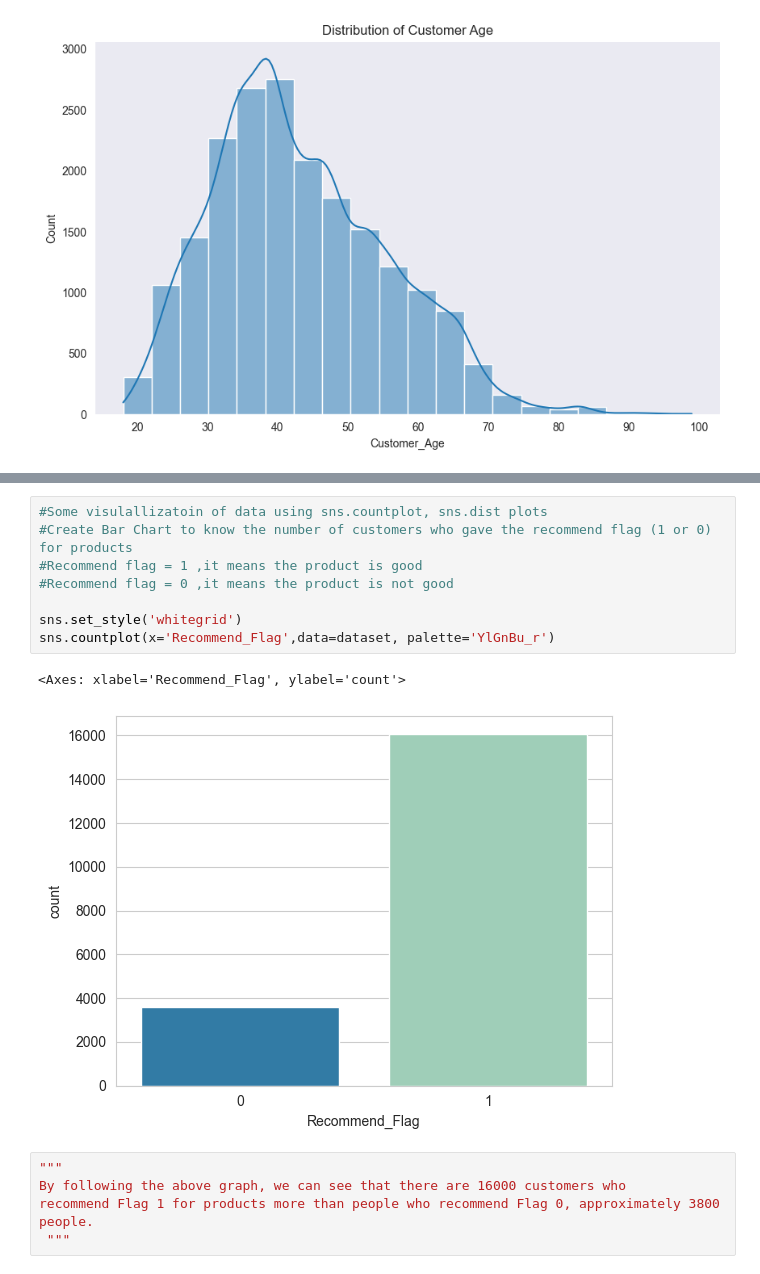
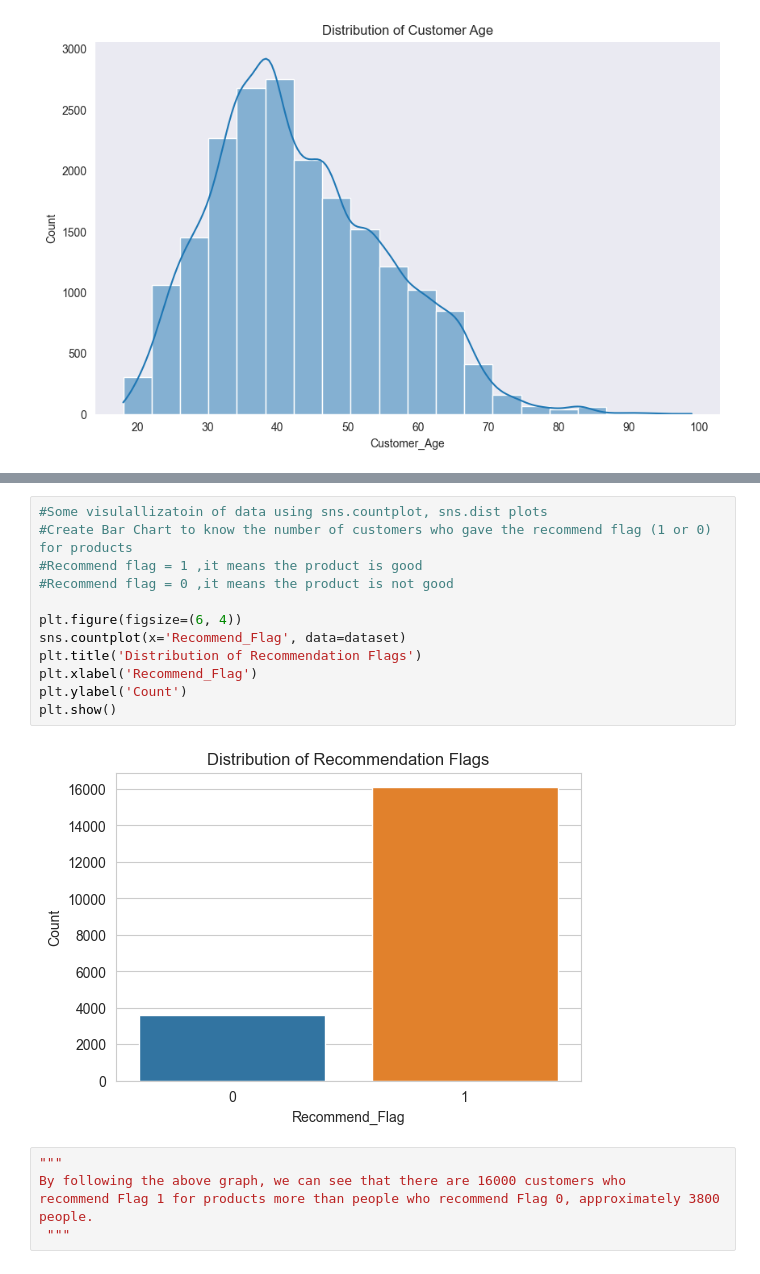
Before and after one commit to phallyn-chean/data-science-project, a Jupyter notebook: src/Data_Cleaning.ipynb, the cells around one changed output, grey strips where cells are left out. Drawn from its saved outputs; the diff is of its cells as text.

```diff
--- a/src/Data_Cleaning.ipynb
+++ b/src/Data_Cleaning.ipynb
@@ -301,14 +427,17 @@ plt.show()
 # %%
 #Some visulallizatoin of data using sns.countplot, sns.dist plots
 #Create Bar Chart to know the number of customers who gave the recommend flag (1 or 0) for products
 #Recommend flag = 1 ,it means the product is good
 #Recommend flag = 0 ,it means the product is not good
 
-sns.set_style('whitegrid')
-sns.countplot(x='Recommend_Flag',data=dataset, palette='YlGnBu_r')
+plt.figure(figsize=(6, 4))
+sns.countplot(x='Recommend_Flag', data=dataset)
+plt.title('Distribution of Recommendation Flags')
+plt.xlabel('Recommend_Flag')
+plt.ylabel('Count')
+plt.show()
 # %% [output]
-<Axes: xlabel='Recommend_Flag', ylabel='count'>
-[figure, old version]
+[figure, new version]
 # %%
 """
 By following the above graph, we can see that there are 16000 customers who
```
Also changed, not shown: parts of 14 cells of this notebook.
